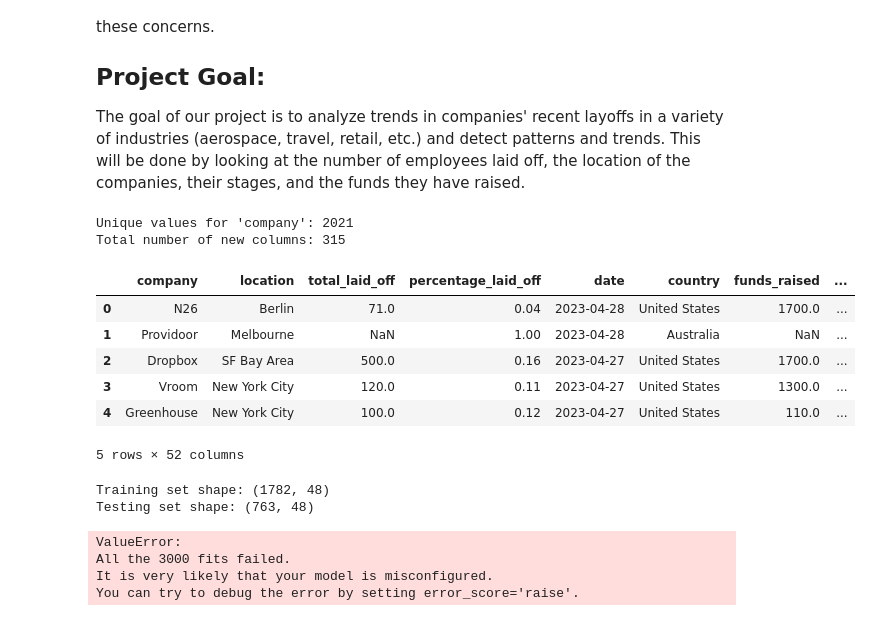
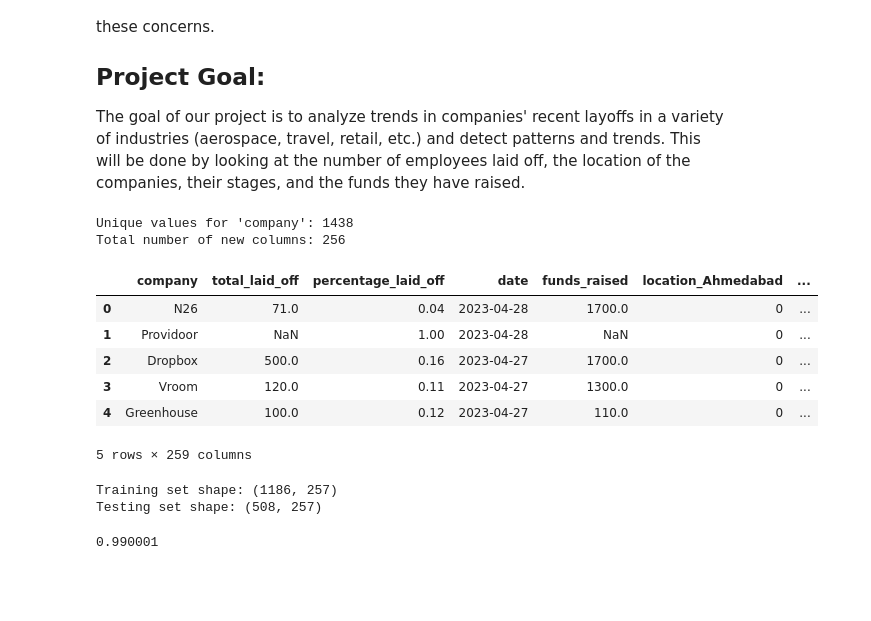
Before and after one commit to sakomm/DataMining-Employment, a Jupyter notebook: FinalProject.ipynb, the cells around one changed output. Cells and saved outputs as stored; diff of their text form; code cells hidden in the pictures; blank space fills up the shorter version.

```diff
--- a/FinalProject.ipynb
+++ b/FinalProject.ipynb
@@ -10,46 +10,49 @@ The goal of our project is to analyze trends in companies' recent layoffs in a v
 # %%
 import pandas as pd
 import numpy as np
 
 # Read in the data
 layoffs = pd.read_csv('layoffs.csv')
 layoffs.head()
 
+#we have to drop all rows with a blank percentage layed off cell
+layoffs.dropna(subset=['percentage_laid_off'], inplace=True)
+
+
 # one hot encoding for categorical variables
 print(f"Unique values for 'company': {len(layoffs['company'].unique())}")
 
 # Adding dummy variables for location, industry, stage, and country
 totalNewCols = len(layoffs['location'].unique()) + len(layoffs['industry'].unique()) + len(layoffs['stage'].unique()) + len(layoffs['country'].unique())
 print(f"Total number of new columns: {totalNewCols}")
 
-#loca = pd.get_dummies(layoffs['location'], prefix='location')
+loca = pd.get_dummies(layoffs['location'], prefix='location')
 indu = pd.get_dummies(layoffs['industry'], prefix='industry')
 stag = pd.get_dummies(layoffs['stage'], prefix='stage')
-#coun = pd.get_dummies(layoffs['country'], prefix='country')
+coun = pd.get_dummies(layoffs['country'], prefix='country')
 
 # drop the original columns
-#layoffs.drop(['location', 'industry', 'stage', 'country'], axis=1, inplace=True)
-layoffs.drop(['industry', 'stage'], axis=1, inplace=True)
-
+layoffs.drop(['location', 'industry', 'stage', 'country'], axis=1, inplace=True)
+#layoffs.drop(['industry', 'stage'], axis=1, inplace=True)
 
 # concat the new columns
-#layoffs = pd.concat([layoffs, loca, indu, stag, coun], axis=1)
-layoffs = pd.concat([layoffs, indu, stag], axis=1)
+layoffs = pd.concat([layoffs, loca, indu, stag, coun], axis=1)
+#layoffs = pd.concat([layoffs, indu, stag], axis=1)
 
 
 layoffs.head()
 # %% [output]
-Unique values for 'company': 2021
-Total number of new columns: 315
+Unique values for 'company': 1438
+Total number of new columns: 256
-|  | company | location | total_laid_off | percentage_laid_off | date | country | funds_raised | ... |
-| 0 | N26 | Berlin | 71.0 | 0.04 | 2023-04-28 | United States | 1700.0 | ... |
-| 1 | Providoor | Melbourne | NaN | 1.00 | 2023-04-28 | Australia | NaN | ... |
-| 2 | Dropbox | SF Bay Area | 500.0 | 0.16 | 2023-04-27 | United States | 1700.0 | ... |
-| 3 | Vroom | New York City | 120.0 | 0.11 | 2023-04-27 | United States | 1300.0 | ... |
-| 4 | Greenhouse | New York City | 100.0 | 0.12 | 2023-04-27 | United States | 110.0 | ... |
+|  | company | total_laid_off | percentage_laid_off | date | funds_raised | location_Ahmedabad | ... |
+| 0 | N26 | 71.0 | 0.04 | 2023-04-28 | 1700.0 | 0 | ... |
+| 1 | Providoor | NaN | 1.00 | 2023-04-28 | NaN | 0 | ... |
+| 2 | Dropbox | 500.0 | 0.16 | 2023-04-27 | 1700.0 | 0 | ... |
+| 3 | Vroom | 120.0 | 0.11 | 2023-04-27 | 1300.0 | 0 | ... |
+| 4 | Greenhouse | 100.0 | 0.12 | 2023-04-27 | 110.0 | 0 | ... |
-5 rows × 52 columns
+5 rows × 259 columns
 # %%
-traing_data = layoffs.drop(['company', 'date', 'location', 'country'], axis=1)
+traing_data = layoffs.drop(['company', 'date'], axis=1)
 
 # Split the data into training and testing sets
 train_set = traing_data.sample(frac=0.7, random_state=0)
@@ -58,8 +61,8 @@ test_set = traing_data.drop(train_set.index)
 print (f"Training set shape: {train_set.shape}")
 print (f"Testing set shape: {test_set.shape}")
 # %% [output]
-Training set shape: (1782, 48)
-Testing set shape: (763, 48)
+Training set shape: (1186, 257)
+Testing set shape: (508, 257)
 # %%
 from sklearn.linear_model import ridge_regression
 from sklearn.metrics import mean_squared_error
@@ -70,26 +73,28 @@ from sklearn.linear_model import RidgeCV
 from sklearn.model_selection import RepeatedKFold
 from numpy import arange
 
-
-
 #define cross-validation method to evaluate model
 cv = RepeatedKFold(n_splits=10, n_repeats=3, random_state=1)
 
 #define model
-model = RidgeCV(alphas=arange(0.000001, 1, 0.01), cv=cv, scoring='neg_mean_absolute_error')
+model = RidgeCV(alphas=arange(0.000001, 1.000001, 0.01), cv=cv, scoring='neg_mean_absolute_error')
 
+#values for our training set
 X = train_set.drop(['percentage_laid_off', 'total_laid_off'], axis=1)
+#fill in blank cells
 X = X.fillna(0)
+
+#labels for our training set
 y = train_set["percentage_laid_off"]
 
-X.to_csv('training_X.csv')
-
-y.head()
+#put values and labels into a csv file to look at
+X.to_csv('training_X.csv', index=False)
+y.to_csv('training_Y.csv', index=False)
 
 #fit model
 model.fit(X, y)
+
+#the lambda that produced the lowest test MSE
+print(model.alpha_)
 # %% [output]
-ValueError:
-All the 3000 fits failed.
-It is very likely that your model is misconfigured.
-You can try to debug the error by setting error_score='raise'.
+0.990001
```
Also changed, not shown: parts of 3 cells of this notebook.
